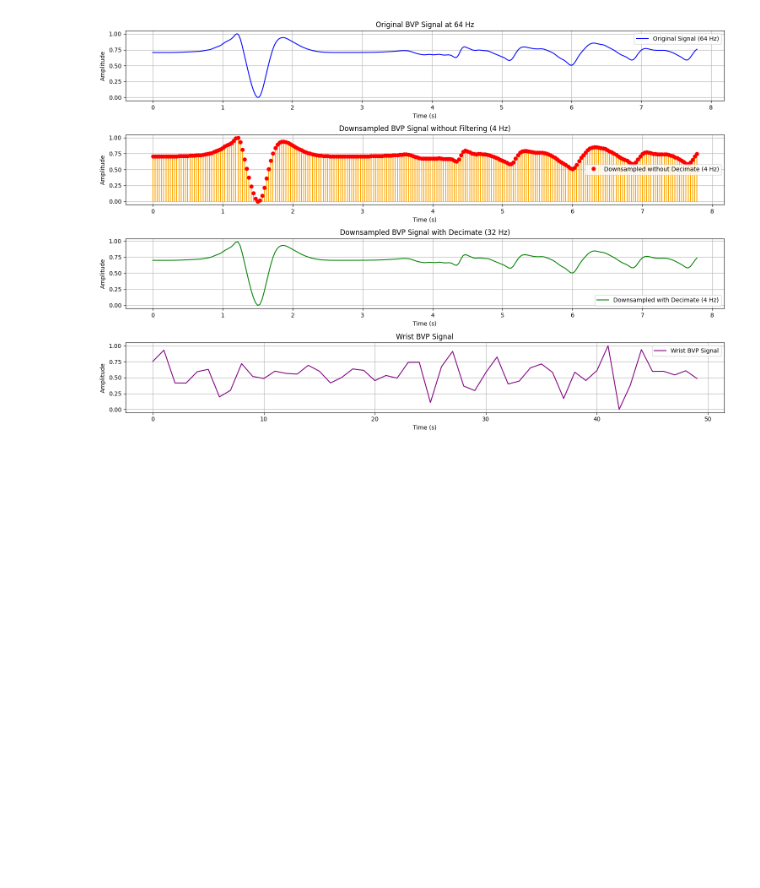
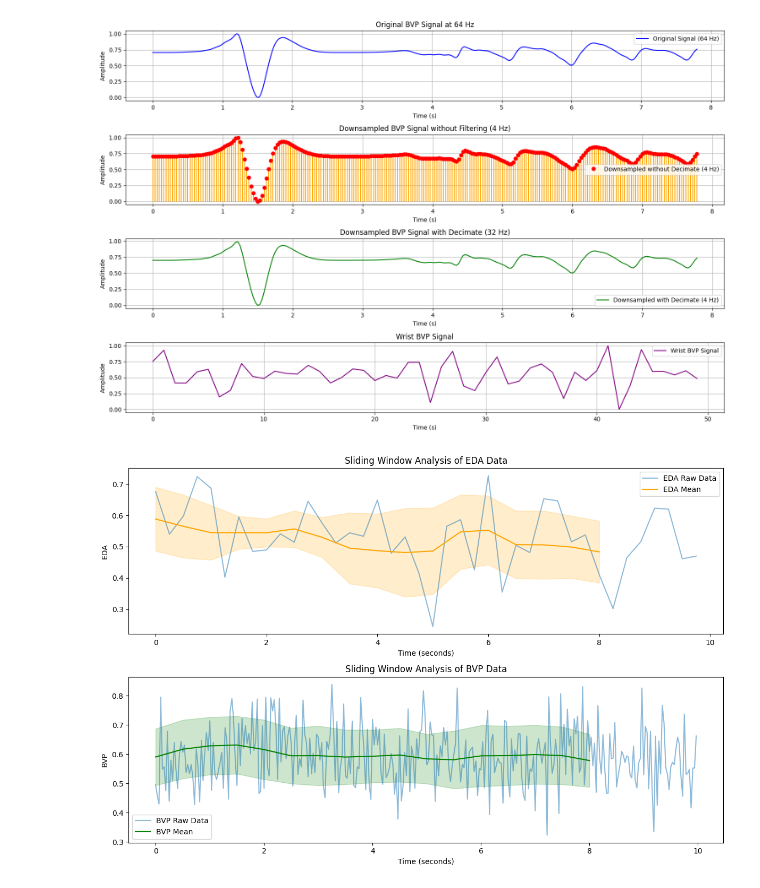
Before and after one commit to markgoertz/Convolutional-Neural-Network-on-Electrodermal-Activity-for-Stress-Assessment, a Jupyter notebook: code/WESAD_preprocessing.ipynb, the cells around one changed output. Saved outputs shown, nothing was run; the diff lists cells and outputs as text; code cells hidden in the pictures; blank space fills up the shorter version.

```diff
--- a/code/WESAD_preprocessing.ipynb
+++ b/code/WESAD_preprocessing.ipynb
@@ -407,3 +407,77 @@ plt.tight_layout()
 plt.show()
 # %% [output]
 [figure]
+# %%
+import numpy as np
+import pandas as pd
+import matplotlib.pyplot as plt
+
+# Generate sample data for EDA (4 Hz) and BVP (32 Hz)
+# Replace this with your actual data loading process
+np.random.seed(0)  # For reproducibility
+time_eda = np.arange(0, 10, 1/4)  # 10 seconds at 4 Hz
+time_bvp = np.arange(0, 10, 1/32)  # 10 seconds at 32 Hz
+eda_data = np.random.normal(loc=0.5, scale=0.1, size=len(time_eda))  # EDA data
+bvp_data = np.random.normal(loc=0.6, scale=0.1, size=len(time_bvp))  # BVP data
+
+# Parameters for sliding window
+window_size_eda = 2  # seconds
+window_size_bvp = 2  # seconds
+step_size = 0.5      # seconds
+
+def sliding_window(data, window_size, step_size, sample_rate):
+    window_length = int(window_size * sample_rate)
+    step_length = int(step_size * sample_rate)
+    windows = []
+    for start in range(0, len(data) - window_length + 1, step_length):
+        windows.append(data[start:start + window_length])
+    return np.array(windows)
+
+# Apply sliding window
+eda_windows = sliding_window(eda_data, window_size_eda, step_size, 4)  # EDA
+bvp_windows = sliding_window(bvp_data, window_size_bvp, step_size, 32)  # BVP
+
+# Calculate statistics (mean and std)
+eda_means = np.mean(eda_windows, axis=1)
+eda_stds = np.std(eda_windows, axis=1)
+
+bvp_means = np.mean(bvp_windows, axis=1)
+bvp_stds = np.std(bvp_windows, axis=1)
+
+# Create time axes for means
+time_eda_windows = np.arange(0, len(eda_means) * step_size, step_size)
+time_bvp_windows = np.arange(0, len(bvp_means) * step_size, step_size)
+
+# Plotting the results
+plt.figure(figsize=(12, 8))
+
+# EDA plot
+plt.subplot(2, 1, 1)
+plt.plot(time_eda, eda_data, label='EDA Raw Data', alpha=0.5)
+plt.plot(time_eda_windows, eda_means, label='EDA Mean', color='orange')
+plt.fill_between(time_eda_windows,
+                 eda_means - eda_stds,
+                 eda_means + eda_stds,
+                 color='orange', alpha=0.2)
+plt.title('Sliding Window Analysis of EDA Data')
+plt.xlabel('Time (seconds)')
+plt.ylabel('EDA')
+plt.legend()
+
+# BVP plot
+plt.subplot(2, 1, 2)
+plt.plot(time_bvp, bvp_data, label='BVP Raw Data', alpha=0.5)
+plt.plot(time_bvp_windows, bvp_means, label='BVP Mean', color='green')
+plt.fill_between(time_bvp_windows,
+                 bvp_means - bvp_stds,
+                 bvp_means + bvp_stds,
+                 color='green', alpha=0.2)
+plt.title('Sliding Window Analysis of BVP Data')
+plt.xlabel('Time (seconds)')
+plt.ylabel('BVP')
+plt.legend()
+
+plt.tight_layout()
+plt.show()
+# %% [output]
+[figure, added]
```
Also changed, not shown: 28 other files.
